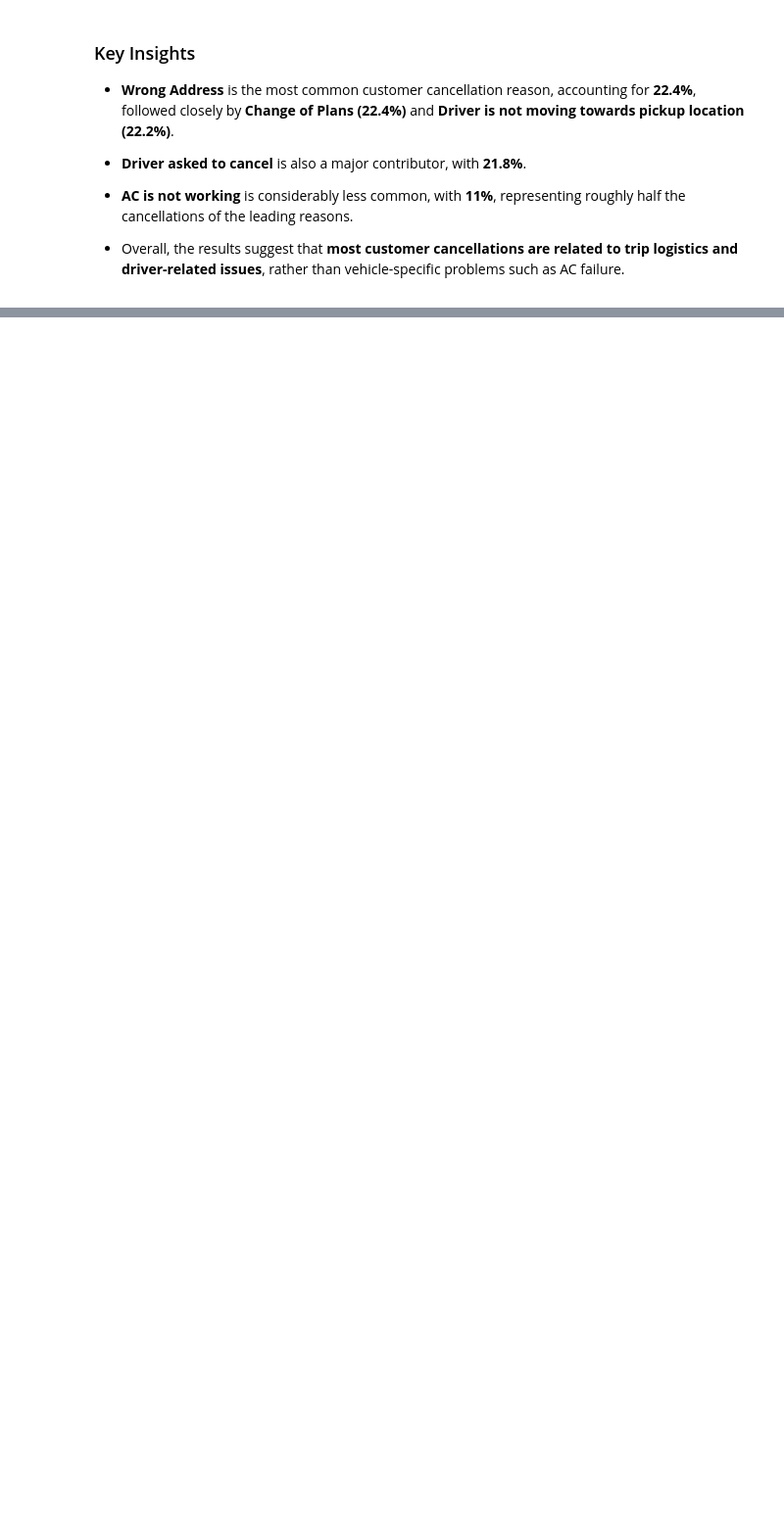
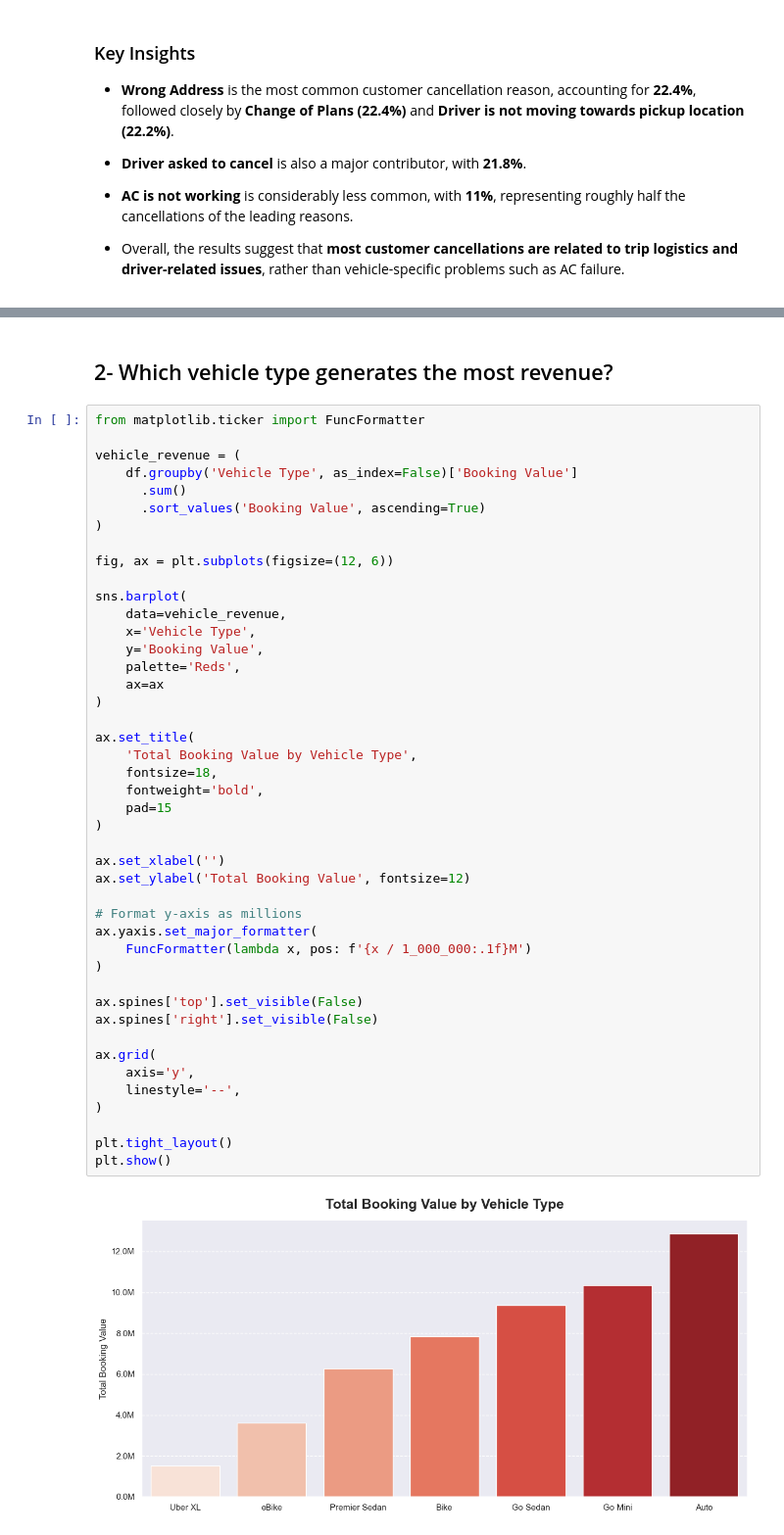
Before and after one commit to Seif-Elmezaien/Uber-Ride-EDA, a Jupyter notebook: Uber Ride EDA.ipynb, the cells around one changed output, grey strips where cells are left out. Shown at 98% size. Saved outputs shown, nothing was run; the diff lists cells and outputs as text; blank space fills up the shorter version.

Commit message:
Remove dataset and add revenue analysis

```diff
--- a/Uber Ride EDA.ipynb
+++ b/Uber Ride EDA.ipynb
@@ -509,0 +551,48 @@ fig.show()
+# %% [markdown]
+## 2- Which vehicle type generates the most revenue?
+# %%
+from matplotlib.ticker import FuncFormatter
+
+vehicle_revenue = (
+    df.groupby('Vehicle Type', as_index=False)['Booking Value']
+      .sum()
+      .sort_values('Booking Value', ascending=True)
+)
+
+fig, ax = plt.subplots(figsize=(12, 6))
+
+sns.barplot(
+    data=vehicle_revenue,
+    x='Vehicle Type',
+    y='Booking Value',
+    palette='Reds',
+    ax=ax
+)
+
+ax.set_title(
+    'Total Booking Value by Vehicle Type',
+    fontsize=18,
+    fontweight='bold',
+    pad=15
+)
+
+ax.set_xlabel('')
+ax.set_ylabel('Total Booking Value', fontsize=12)
+
+# Format y-axis as millions
+ax.yaxis.set_major_formatter(
+    FuncFormatter(lambda x, pos: f'{x / 1_000_000:.1f}M')
+)
+
+ax.spines['top'].set_visible(False)
+ax.spines['right'].set_visible(False)
+
+ax.grid(
+    axis='y',
+    linestyle='--',
+)
+
+plt.tight_layout()
+plt.show()
+# %% [output]
+[figure, added]
```
Also changed, not shown: parts of 14 cells of this notebook, 2 other files.
